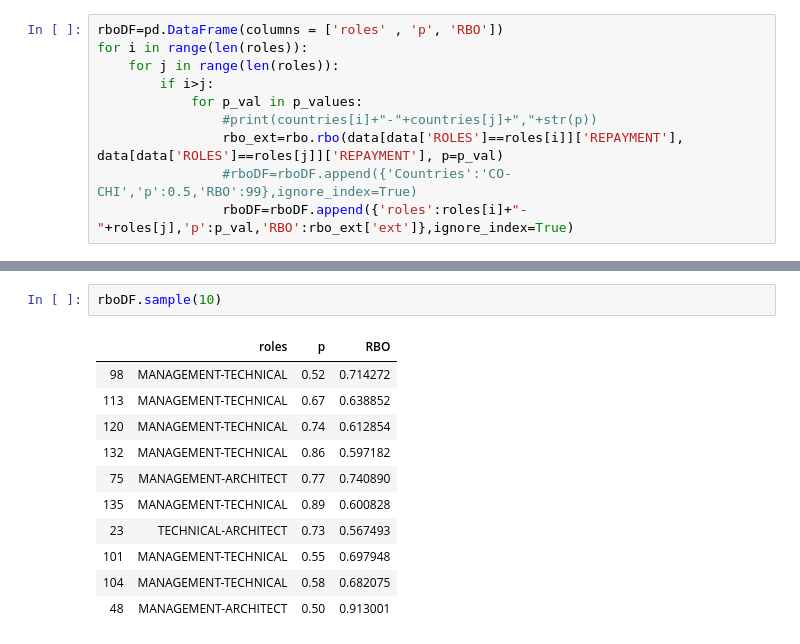
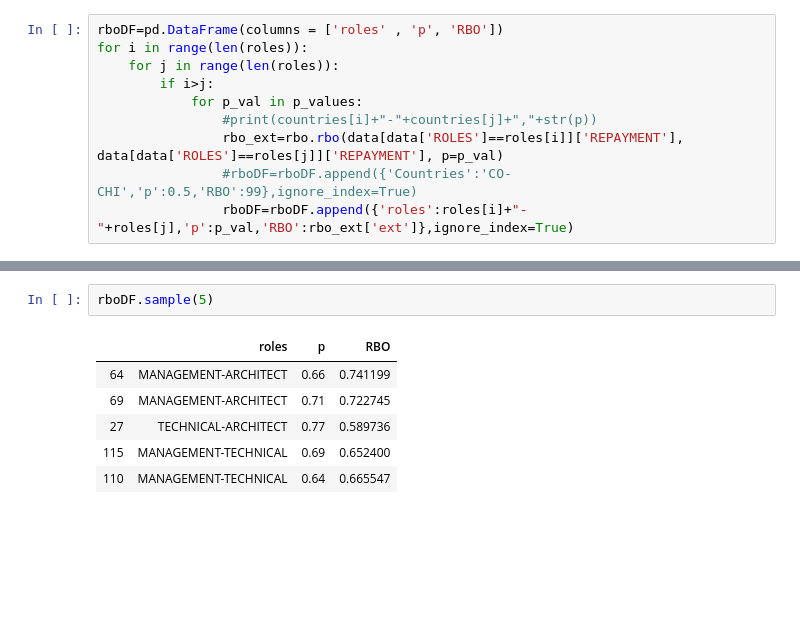
Before and after one commit to borisrperezg/insightd_icsa, a Jupyter notebook: Notebooks/RBO/RBO Repayment analysis.ipynb, the cells around one changed output, grey strips where cells are left out. Saved outputs shown, nothing was run; the diff lists cells and outputs as text; blank space fills up the shorter version.

```diff
--- a/Notebooks/RBO/RBO Repayment analysis.ipynb
+++ b/Notebooks/RBO/RBO Repayment analysis.ipynb
@@ -34,17 +34,12 @@ rbo_ext
 # %%
-rboDF.sample(10)
+rboDF.sample(5)
 # %% [output]
 |  | roles | p | RBO |
-| 98 | MANAGEMENT-TECHNICAL | 0.52 | 0.714272 |
-| 113 | MANAGEMENT-TECHNICAL | 0.67 | 0.638852 |
-| 120 | MANAGEMENT-TECHNICAL | 0.74 | 0.612854 |
-| 132 | MANAGEMENT-TECHNICAL | 0.86 | 0.597182 |
-| 75 | MANAGEMENT-ARCHITECT | 0.77 | 0.740890 |
-| 135 | MANAGEMENT-TECHNICAL | 0.89 | 0.600828 |
-| 23 | TECHNICAL-ARCHITECT | 0.73 | 0.567493 |
-| 101 | MANAGEMENT-TECHNICAL | 0.55 | 0.697948 |
-| 104 | MANAGEMENT-TECHNICAL | 0.58 | 0.682075 |
-| 48 | MANAGEMENT-ARCHITECT | 0.50 | 0.913001 |
+| 64 | MANAGEMENT-ARCHITECT | 0.66 | 0.741199 |
+| 69 | MANAGEMENT-ARCHITECT | 0.71 | 0.722745 |
+| 27 | TECHNICAL-ARCHITECT | 0.77 | 0.589736 |
+| 115 | MANAGEMENT-TECHNICAL | 0.69 | 0.652400 |
+| 110 | MANAGEMENT-TECHNICAL | 0.64 | 0.665547 |
 # %%
 plt.plot( 'p', 'RBO', data=rboDF[rboDF['roles']=='MANAGEMENT-TECHNICAL'], color='olive', linestyle='dashed', label=roles[i]+"-"+roles[j])
 # %% [output]
```
Also changed, not shown: parts of 10 cells of this notebook, 19 other files.
